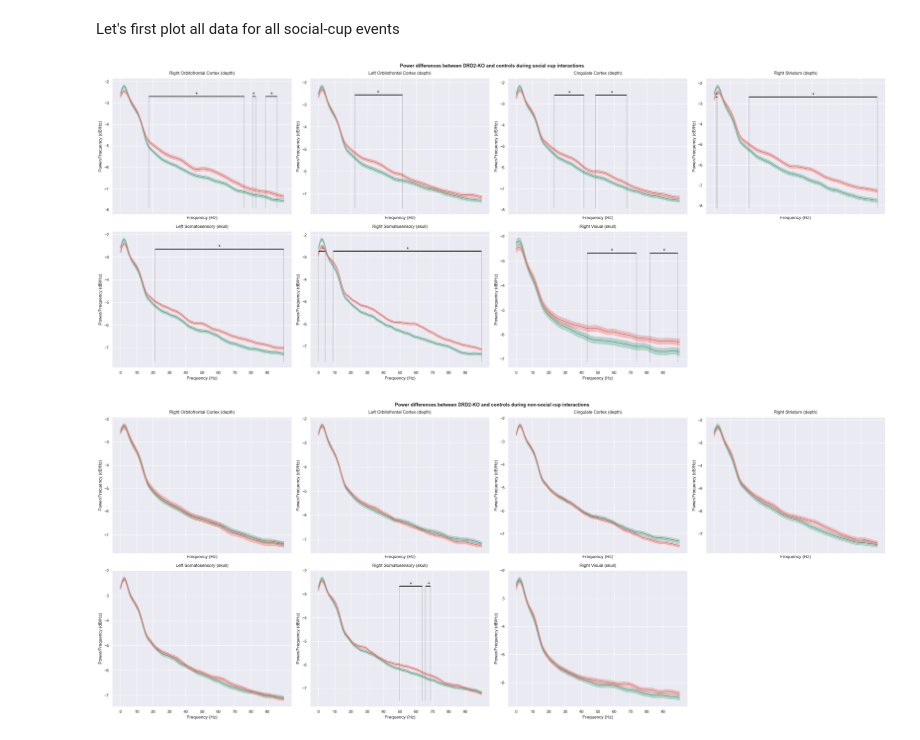
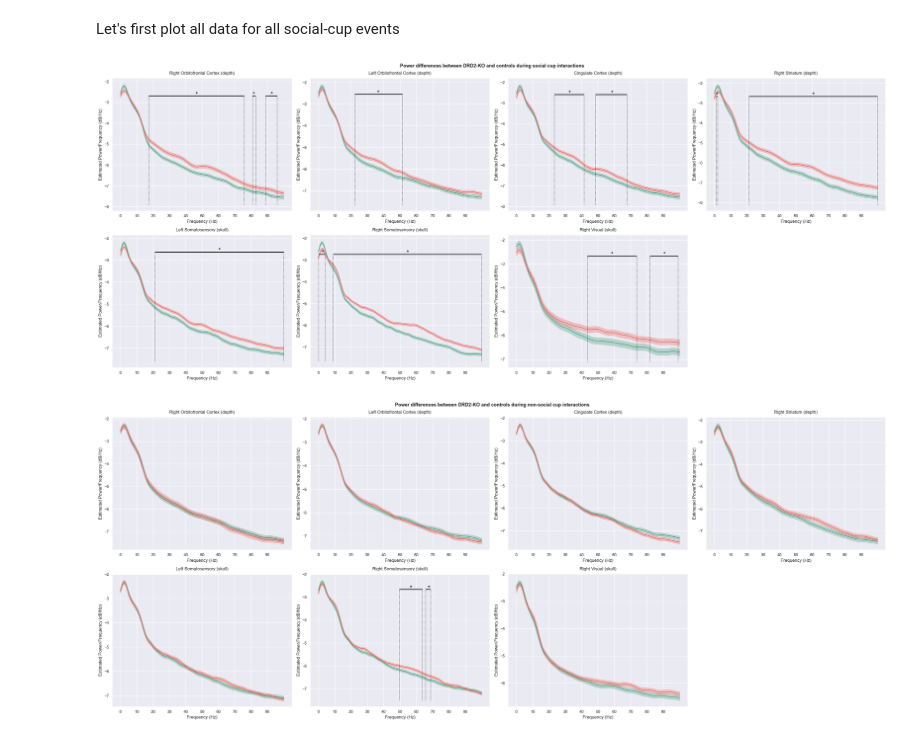
Before and after one commit to olledejong/rp2, a Jupyter notebook: three_chamber/sociability/gam_plotting.ipynb, the cells around one changed output. Cells and saved outputs as stored; diff of their text form; code cells hidden in the pictures.

```diff
--- a/three_chamber/sociability/gam_plotting.ipynb
+++ b/three_chamber/sociability/gam_plotting.ipynb
@@ -71,17 +71,17 @@ def plot_gam_lineplots(data, x, y, hue, title, ax, significance_windows=None):
 
     ax.set_xticks(np.arange(0, 100, 10))
     ax.set_xlabel('Frequency (Hz)')
-    ax.set_ylabel('Power/Frequency (dB/Hz)')
+    ax.set_ylabel('Estimated Power/Frequency (dB/Hz)')
     ax.set_title(title, y=1.01)
 
     if significance_windows is not None:
         ymin = ax.get_ylim()[0]
         ymax = df[y].max() + 0.1 * df[y].max()
         for window in significance_windows.itertuples():
-            ax.text(np.floor((window.from_freq + window.to_freq) / 2), ymax, '*', fontweight='bold', fontsize=15)
+            ax.text(np.floor((window.from_freq + window.to_freq) / 2), ymax, '*', fontweight='bold', fontsize=16)
             ax.hlines(ymax, xmin=window.from_freq, xmax=window.to_freq, color='black', linewidth=2)
-            ax.vlines(window.from_freq, ymin=ymin, ymax=ymax, color='black', linestyle='--', linewidth=0.4)
-            ax.vlines(window.to_freq, ymin=ymin, ymax=ymax, color='black', linestyle='--', linewidth=0.4)
+            ax.vlines(window.from_freq, ymin=ymin, ymax=ymax, color='black', linestyle='--', linewidth=0.6)
+            ax.vlines(window.to_freq, ymin=ymin, ymax=ymax, color='black', linestyle='--', linewidth=0.6)
 # %% [markdown]
 ### Loop model results and plot modeled data
 # %%
@@ -93,27 +93,26 @@ Let's first plot all data for all social-cup events
 # %%
 channels = ["OFC_R", "OFC_L", "CG", "STR_R", "S1_L", "S1_R", "V1_R"]
 event_types = ["social_cup", "non-social_cup"]
 
 for event_type in event_types:
-    # fig, axs = plt.subplots(ncols=1, nrows=len(channels), figsize=(8, 5 * len(channels)))
-    fig, axs = plt.subplots(2, 4, figsize=(30, 12), sharex=True)
+    fig, axs = plt.subplots(2, 4, figsize=(30, 12))
     axs = axs.ravel()
     for i, channel in enumerate(channels):
         pred_path = f"{model_results_path}/pred_3_chamber_sociability_{event_type}_{channel}.xlsx"  # pred_3_chamber_sociability_social_cup_OFC_R
         summary_path = f"{model_results_path}/summary_3_chamber_sociability_{event_type}_{channel}.txt"  # summary_3_chamber_sociability_social_cup_OFC_R
         try:
             df = pd.read_excel(pred_path)
             sig_win = parse_summary_significance(summary_path)
         except OSError:
             print(f"{pred_path} or {summary_path}, doesnt exist")
             continue
 
         plot_gam_lineplots(df, x="freq", y='fit', hue='genotype', title=channel_name_dict[channel], ax=axs[i], significance_windows=sig_win)
 
     axs[-1].remove()
     plt.tight_layout()
     plt.suptitle(f'Power differences between DRD2-KO and controls during {"social cup" if event_type == "social_cup" else "non-social cup"} interactions', fontsize=13, fontweight='bold', y=1.01)
     save_figure(os.path.join(plots_folder, f'GAMs/{event_type}.pdf'))
 # %% [output]
-[figure, old version]
+[figure, new version]
-[figure, old version]
+[figure, new version]
```
Also changed, not shown: parts of 1 cell of this notebook, 2 other files.
